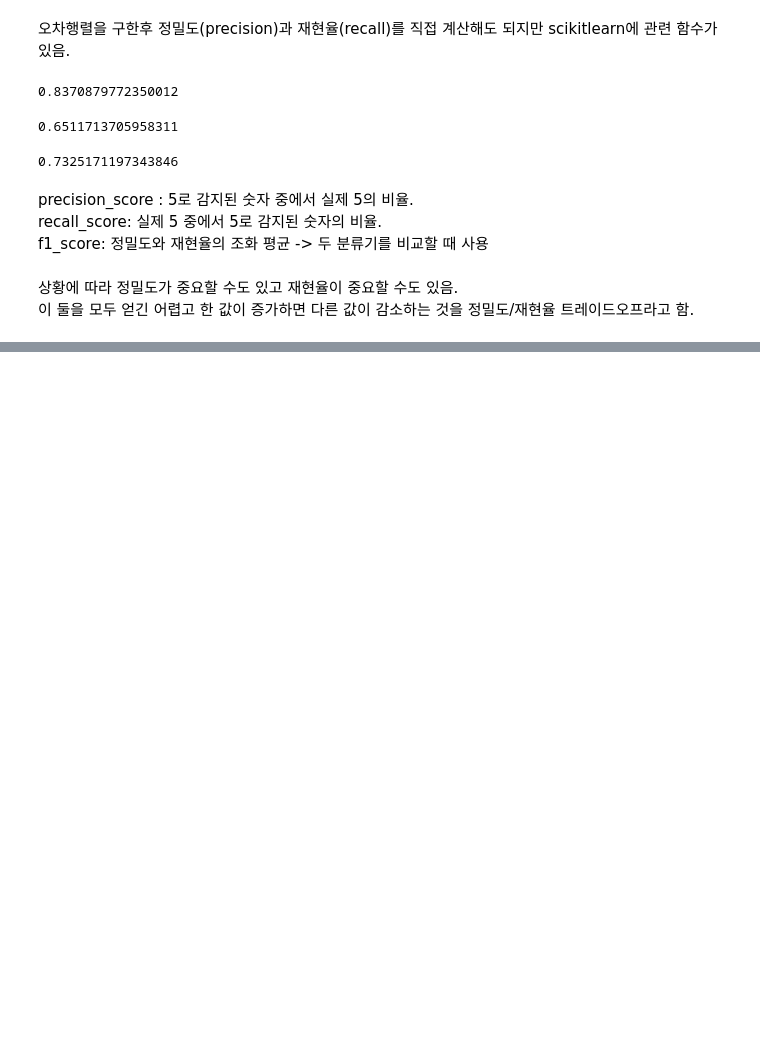
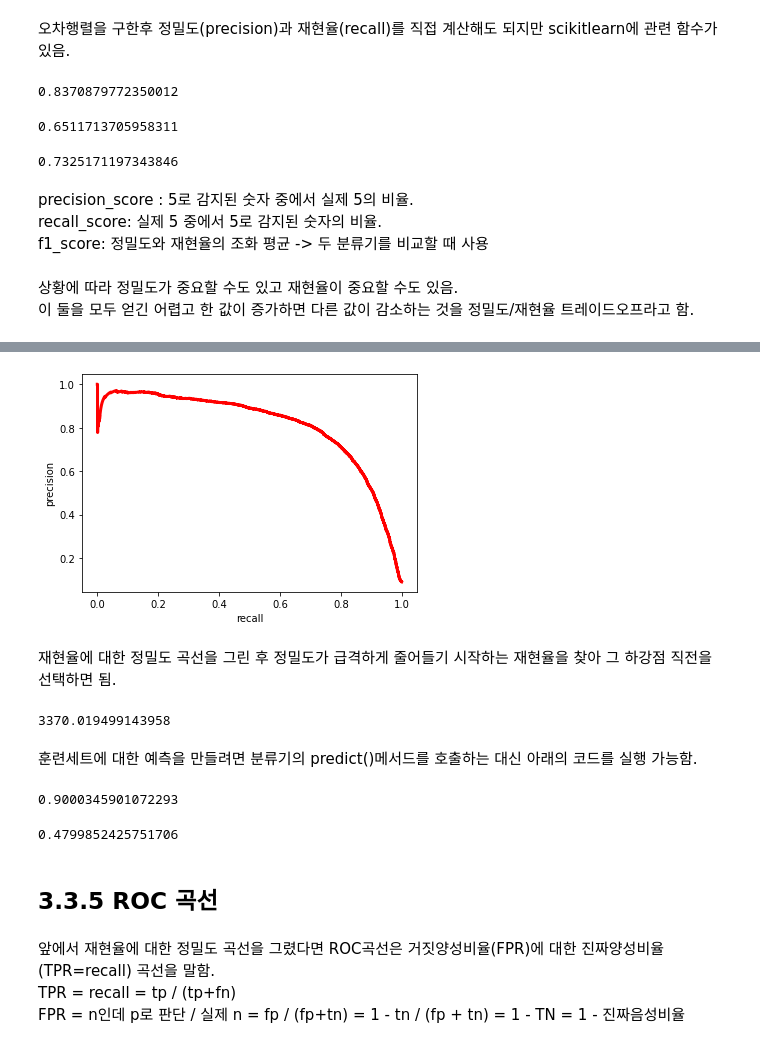
Before and after one commit to minjun9282/Hands-On-Machine-Learning-Study, a Jupyter notebook: Chapter3/3 Classification.ipynb, the cells around one changed output, grey strips where cells are left out. Saved outputs shown, nothing was run; the diff lists cells and outputs as text; code cells hidden in the pictures; blank space fills up the shorter version.

```diff
--- a/Chapter3/3 Classification.ipynb
+++ b/Chapter3/3 Classification.ipynb
@@ -168,0 +213,32 @@ f1_score: 정밀도와 재현율의 조화 평균 -> 두 분류기를 비교할
+# %%
+line = plt.plot(recalls[:-1], precisions[:-1])
+plt.xlabel("recall")
+plt.ylabel("precision")
+plt.setp(line, 'color', 'r', 'linewidth', 3.0)
+plt.show()
+# %% [output]
+[figure, added]
+# %% [markdown]
+재현율에 대한 정밀도 곡선을 그린 후 정밀도가 급격하게 줄어들기 시작하는 재현율을 찾아 그 하강점 직전을 선택하면 됨.<br>
+# %%
+threshold_90_precision = thresholds[np.argmax(precisions >= 0.90)] #프로젝트의 목표가 정밀도 90%를 달성하는 것일때의 최소 임계값
+threshold_90_precision
+# %% [output]
+3370.019499143958
+# %% [markdown]
+훈련세트에 대한 예측을 만들려면 분류기의 predict()메서드를 호출하는 대신 아래의 코드를 실행 가능함.
+# %%
+y_train_pred_90 = (y_scores >= threshold_90_precision)
+precision_score(y_train_5, y_train_pred_90)
+# %% [output]
+0.9000345901072293
+# %%
+recall_score(y_train_5, y_train_pred_90) #정밀도가 90%를 달성하는 것이 목표였기에 재현율을 신경쓰지 못함. 재현율이 너무 낮다면 높은 정밀도의 분류기는 유용하지 않음.
+# %% [output]
+0.4799852425751706
+# %% [markdown]
+## 3.3.5 ROC 곡선
+# %% [markdown]
+앞에서 재현율에 대한 정밀도 곡선을 그렸다면 ROC곡선은 거짓양성비율(FPR)에 대한 진짜양성비율(TPR=recall) 곡선을 말함.<br>
+TPR = recall = tp / (tp+fn)<br>
+FPR = n인데 p로 판단 / 실제 n = fp / (fp+tn) = 1 - tn / (fp + tn) = 1 - TN = 1 - 진짜음성비율<br>
```
Also changed, not shown: parts of 21 cells of this notebook.
